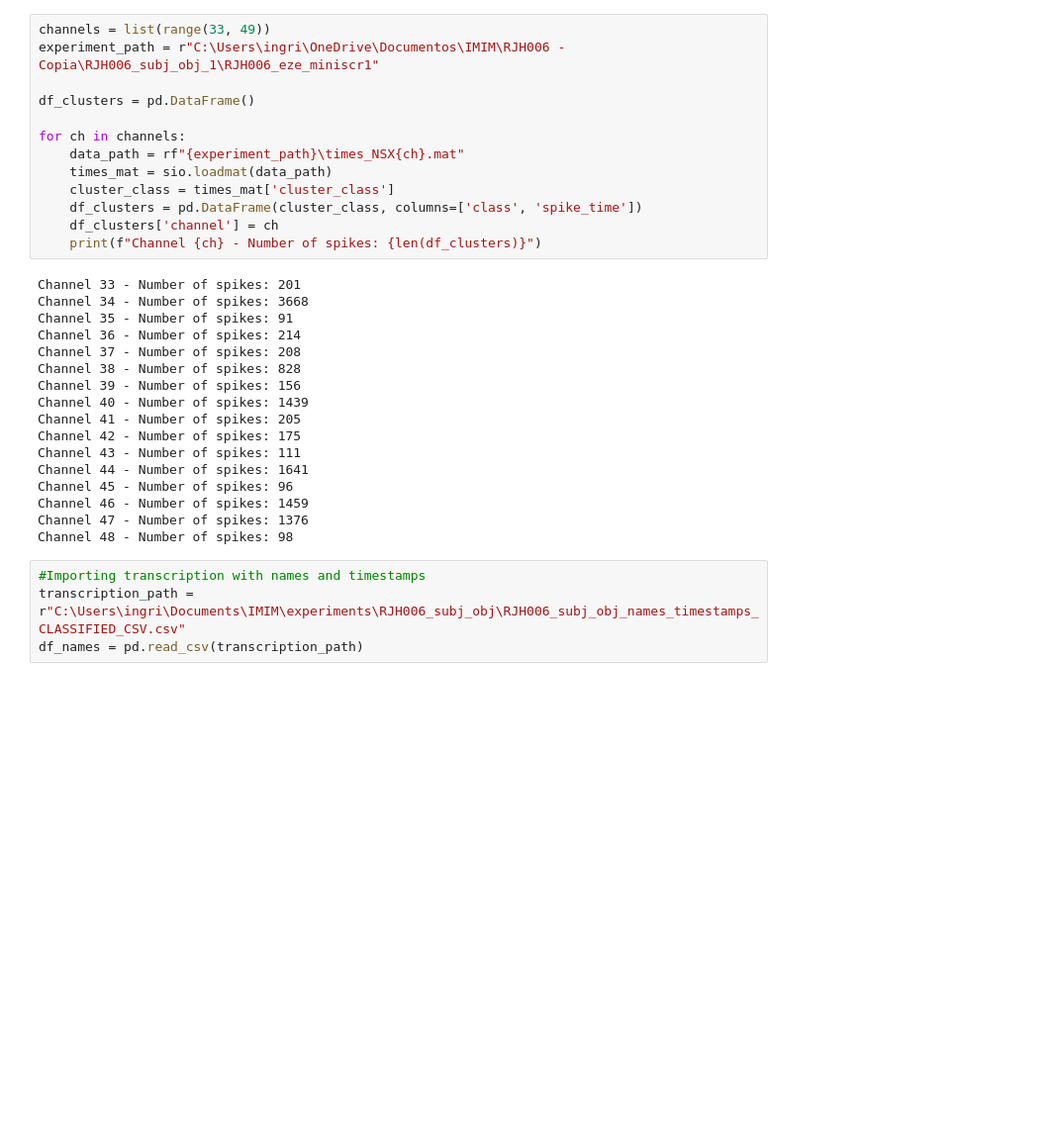
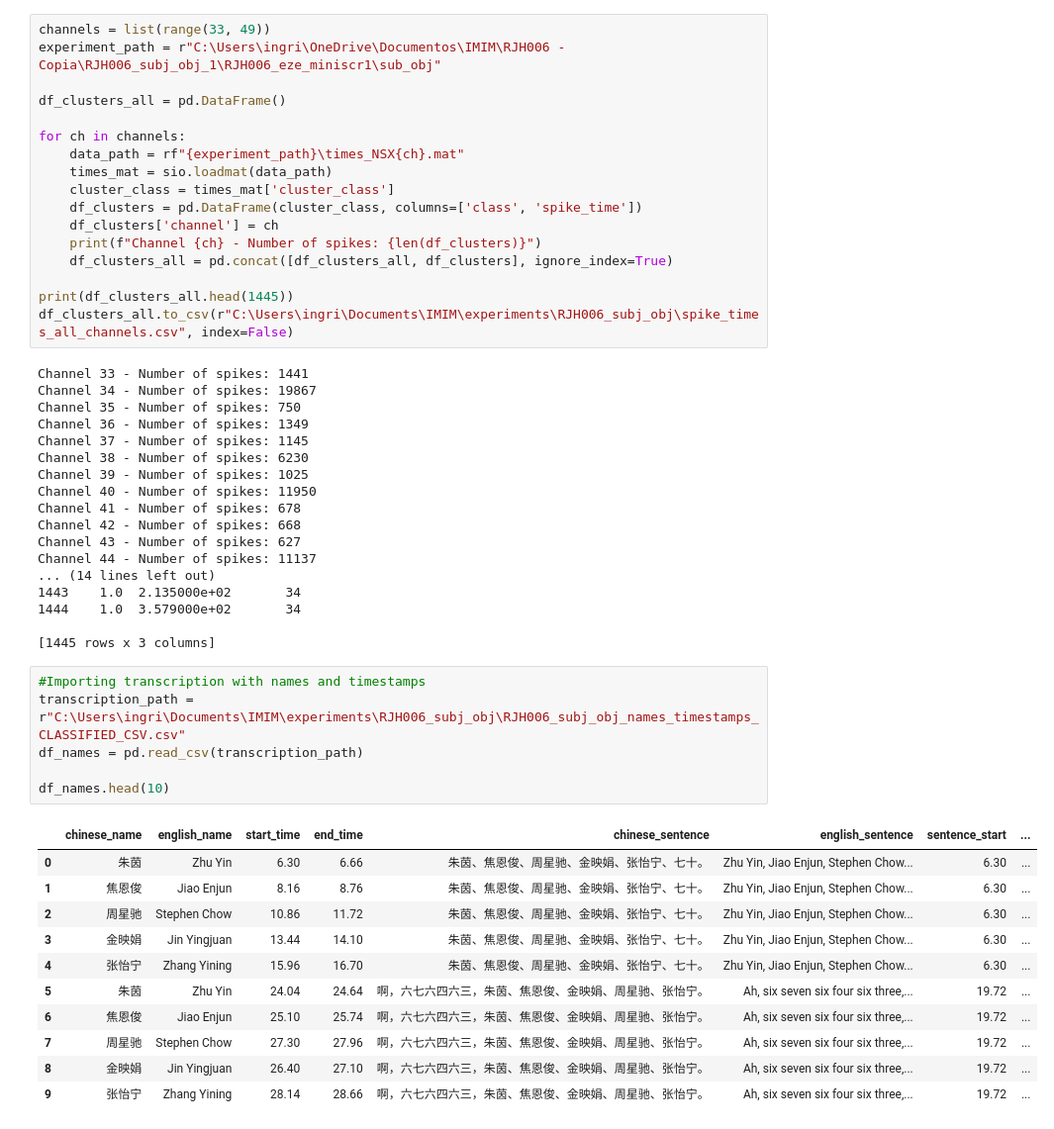
Before and after one commit to ingridgq/RJH006, a Jupyter notebook: analysing_spikes.ipynb, the cells around one changed output. Shown: that part at 99% size. Drawn from its saved outputs; the diff is of its cells as text; blank space fills up the shorter version.

```diff
--- a/analysing_spikes.ipynb
+++ b/analysing_spikes.ipynb
@@ -31,8 +32,8 @@ dict_keys(['__header__', '__version__', '__globals__', 'par', 'spikes', 'inspk',
 # %%
 channels = list(range(33, 49))
-experiment_path = r"C:\Users\ingri\OneDrive\Documentos\IMIM\RJH006 - Copia\RJH006_subj_obj_1\RJH006_eze_miniscr1"
+experiment_path = r"C:\Users\ingri\OneDrive\Documentos\IMIM\RJH006 - Copia\RJH006_subj_obj_1\RJH006_eze_miniscr1\sub_obj"
 
-df_clusters = pd.DataFrame()
+df_clusters_all = pd.DataFrame()
 
 for ch in channels:
     data_path = rf"{experiment_path}\times_NSX{ch}.mat"
@@ -41,24 +42,43 @@ for ch in channels:
     df_clusters = pd.DataFrame(cluster_class, columns=['class', 'spike_time'])
     df_clusters['channel'] = ch
     print(f"Channel {ch} - Number of spikes: {len(df_clusters)}")
+    df_clusters_all = pd.concat([df_clusters_all, df_clusters], ignore_index=True)
+
+print(df_clusters_all.head(1445))
+df_clusters_all.to_csv(r"C:\Users\ingri\Documents\IMIM\experiments\RJH006_subj_obj\spike_times_all_channels.csv", index=False)
 # %% [output]
-Channel 33 - Number of spikes: 201
-Channel 34 - Number of spikes: 3668
-Channel 35 - Number of spikes: 91
-Channel 36 - Number of spikes: 214
-Channel 37 - Number of spikes: 208
-Channel 38 - Number of spikes: 828
-Channel 39 - Number of spikes: 156
-Channel 40 - Number of spikes: 1439
-Channel 41 - Number of spikes: 205
-Channel 42 - Number of spikes: 175
-Channel 43 - Number of spikes: 111
-Channel 44 - Number of spikes: 1641
-Channel 45 - Number of spikes: 96
-Channel 46 - Number of spikes: 1459
-Channel 47 - Number of spikes: 1376
-Channel 48 - Number of spikes: 98
+Channel 33 - Number of spikes: 1441
+Channel 34 - Number of spikes: 19867
+Channel 35 - Number of spikes: 750
+Channel 36 - Number of spikes: 1349
+Channel 37 - Number of spikes: 1145
+Channel 38 - Number of spikes: 6230
+Channel 39 - Number of spikes: 1025
+Channel 40 - Number of spikes: 11950
+Channel 41 - Number of spikes: 678
+Channel 42 - Number of spikes: 668
+Channel 43 - Number of spikes: 627
+Channel 44 - Number of spikes: 11137
+... (14 lines left out)
+1443    1.0  2.135000e+02       34
+1444    1.0  3.579000e+02       34
+
+[1445 rows x 3 columns]
 # %%
 #Importing transcription with names and timestamps
 transcription_path = r"C:\Users\ingri\Documents\IMIM\experiments\RJH006_subj_obj\RJH006_subj_obj_names_timestamps_CLASSIFIED_CSV.csv"
 df_names = pd.read_csv(transcription_path)
+
+df_names.head(10)
+# %% [output]
+|  | chinese_name | english_name | start_time | end_time | chinese_sentence | english_sentence | sentence_start | ... |
+| 0 | 朱茵 | Zhu Yin | 6.30 | 6.66 | 朱茵、焦恩俊、周星驰、金映娟、张怡宁、七十。 | Zhu Yin, Jiao Enjun, Stephen Chow... | 6.30 | ... |
+| 1 | 焦恩俊 | Jiao Enjun | 8.16 | 8.76 | 朱茵、焦恩俊、周星驰、金映娟、张怡宁、七十。 | Zhu Yin, Jiao Enjun, Stephen Chow... | 6.30 | ... |
+| 2 | 周星驰 | Stephen Chow | 10.86 | 11.72 | 朱茵、焦恩俊、周星驰、金映娟、张怡宁、七十。 | Zhu Yin, Jiao Enjun, Stephen Chow... | 6.30 | ... |
+| 3 | 金映娟 | Jin Yingjuan | 13.44 | 14.10 | 朱茵、焦恩俊、周星驰、金映娟、张怡宁、七十。 | Zhu Yin, Jiao Enjun, Stephen Chow... | 6.30 | ... |
+| 4 | 张怡宁 | Zhang Yining | 15.96 | 16.70 | 朱茵、焦恩俊、周星驰、金映娟、张怡宁、七十。 | Zhu Yin, Jiao Enjun, Stephen Chow... | 6.30 | ... |
+| 5 | 朱茵 | Zhu Yin | 24.04 | 24.64 | 啊，六七六四六三，朱茵、焦恩俊、金映娟、周星驰、张怡宁。 | Ah, six seven six four six three,... | 19.72 | ... |
+| 6 | 焦恩俊 | Jiao Enjun | 25.10 | 25.74 | 啊，六七六四六三，朱茵、焦恩俊、金映娟、周星驰、张怡宁。 | Ah, six seven six four six three,... | 19.72 | ... |
+| 7 | 周星驰 | Stephen Chow | 27.30 | 27.96 | 啊，六七六四六三，朱茵、焦恩俊、金映娟、周星驰、张怡宁。 | Ah, six seven six four six three,... | 19.72 | ... |
+| 8 | 金映娟 | Jin Yingjuan | 26.40 | 27.10 | 啊，六七六四六三，朱茵、焦恩俊、金映娟、周星驰、张怡宁。 | Ah, six seven six four six three,... | 19.72 | ... |
+| 9 | 张怡宁 | Zhang Yining | 28.14 | 28.66 | 啊，六七六四六三，朱茵、焦恩俊、金映娟、周星驰、张怡宁。 | Ah, six seven six four six three,... | 19.72 | ... |
```
Also changed, not shown: parts of 3 cells of this notebook.
